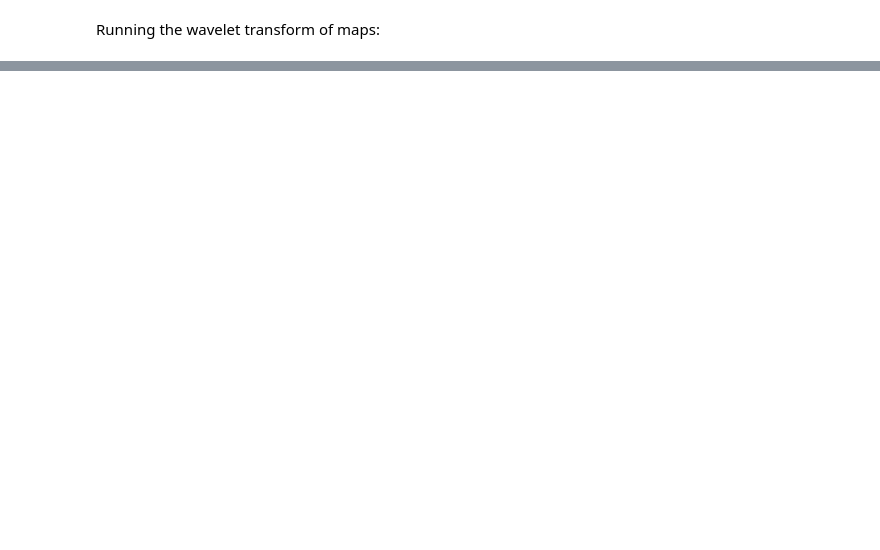
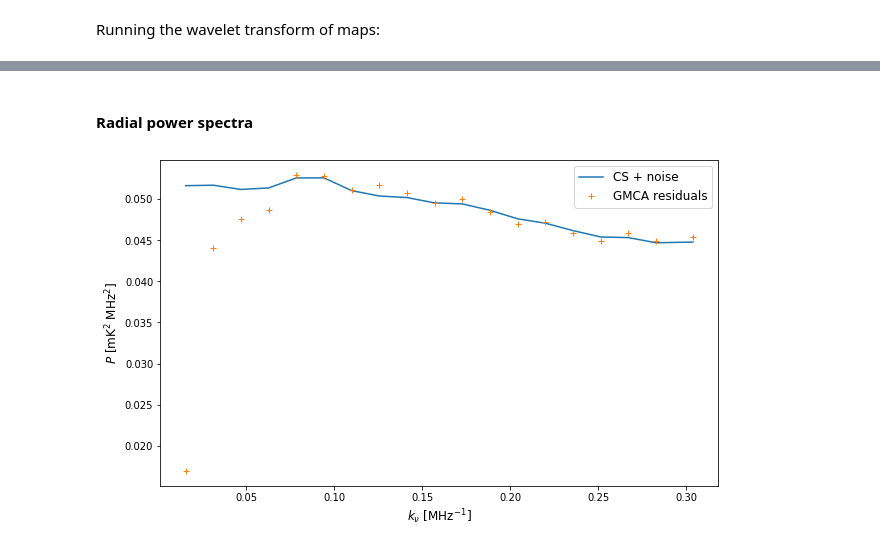
Before and after one commit to isab3lla/gmca4im, a Jupyter notebook: tut_2_perform_GMCA.ipynb, the cells around one changed output, grey strips where cells are left out. Cells and saved outputs as stored; diff of their text form; code cells hidden in the pictures; blank space fills up the shorter version.

```diff
--- a/tut_2_perform_GMCA.ipynb
+++ b/tut_2_perform_GMCA.ipynb
@@ -202,0 +202,23 @@ ax.set(xlim=[15,200],xlabel="$\\ell$",ylabel="$\\ell(\\ell+1)C_{\\ell}/(2\\pi)$
+# %% [markdown]
+#### Radial power spectra
+# %%
+# we are working full-sky, so we pick all available lines-of-sight
+indexes_los = np.arange(npix)
+
+map_input = np.array(file['cosmological_signal'])+np.array(file['noise'])
+residuals = obs_maps-X_gmca
+
+plt.rcParams["figure.figsize"] = (10,6)
+plt.rcParams["axes.labelsize"] = 12
+
+k, P = g4i.plot_nuPk(map_input,indexes_los,nu_ch)
+plt.plot(k, P,'-',c='#1f77b4',label='CS + noise')
+
+k, P = g4i.plot_nuPk(residuals,indexes_los,nu_ch)
+plt.plot(k, P,'+',c='#ff7f0e',label='GMCA residuals')
+
+plt.legend(fontsize=12)
+ax = plt.gca()
+ax.set(xlabel="$k_{\\nu}$ [MHz$^{-1}$]",ylabel="$P$ [mK$^2$ MHz$^2$]");
+# %% [output]
+[figure, added]
```
Also changed, not shown: parts of 37 cells of this notebook, 1 other file.
